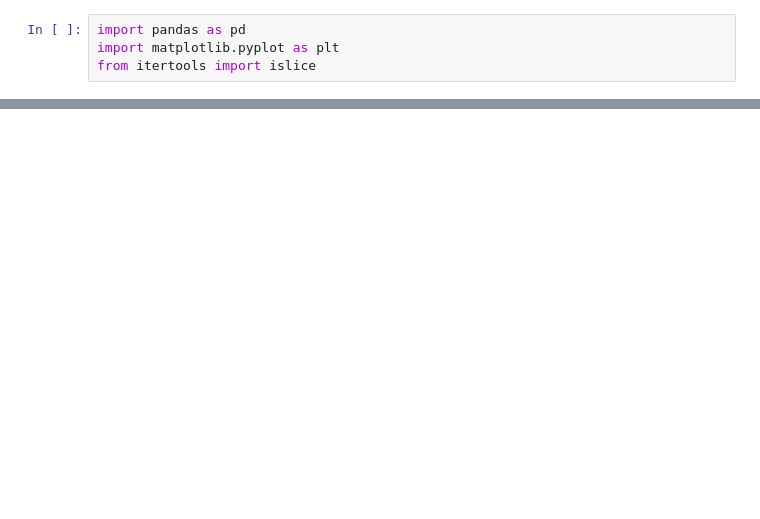
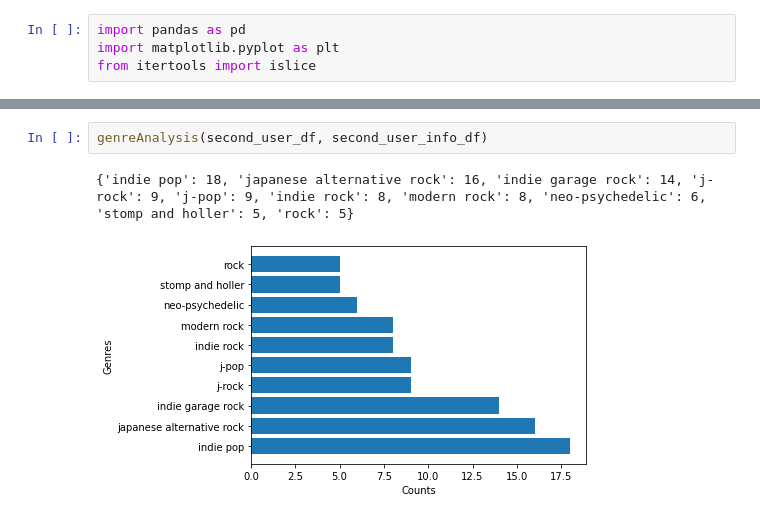
Before and after one commit to vutruong99/Spot1ny, a Jupyter notebook: Spot1ny.ipynb, the cells around one changed output, grey strips where cells are left out. Cells and saved outputs as stored; diff of their text form; blank space fills up the shorter version.

```diff
--- a/Spot1ny.ipynb
+++ b/Spot1ny.ipynb
@@ -101,0 +111,5 @@ second_user_genres = [i for i in first_user_genres if i]
+# %%
+genreAnalysis(second_user_df, second_user_info_df)
+# %% [output]
+{'indie pop': 18, 'japanese alternative rock': 16, 'indie garage rock': 14, 'j-rock': 9, 'j-pop': 9, 'indie rock': 8, 'modern rock': 8, 'neo-psychedelic': 6, 'stomp and holler': 5, 'rock': 5}
+[figure, added]
```
Also changed, not shown: parts of 11 cells of this notebook, 2 other files.
